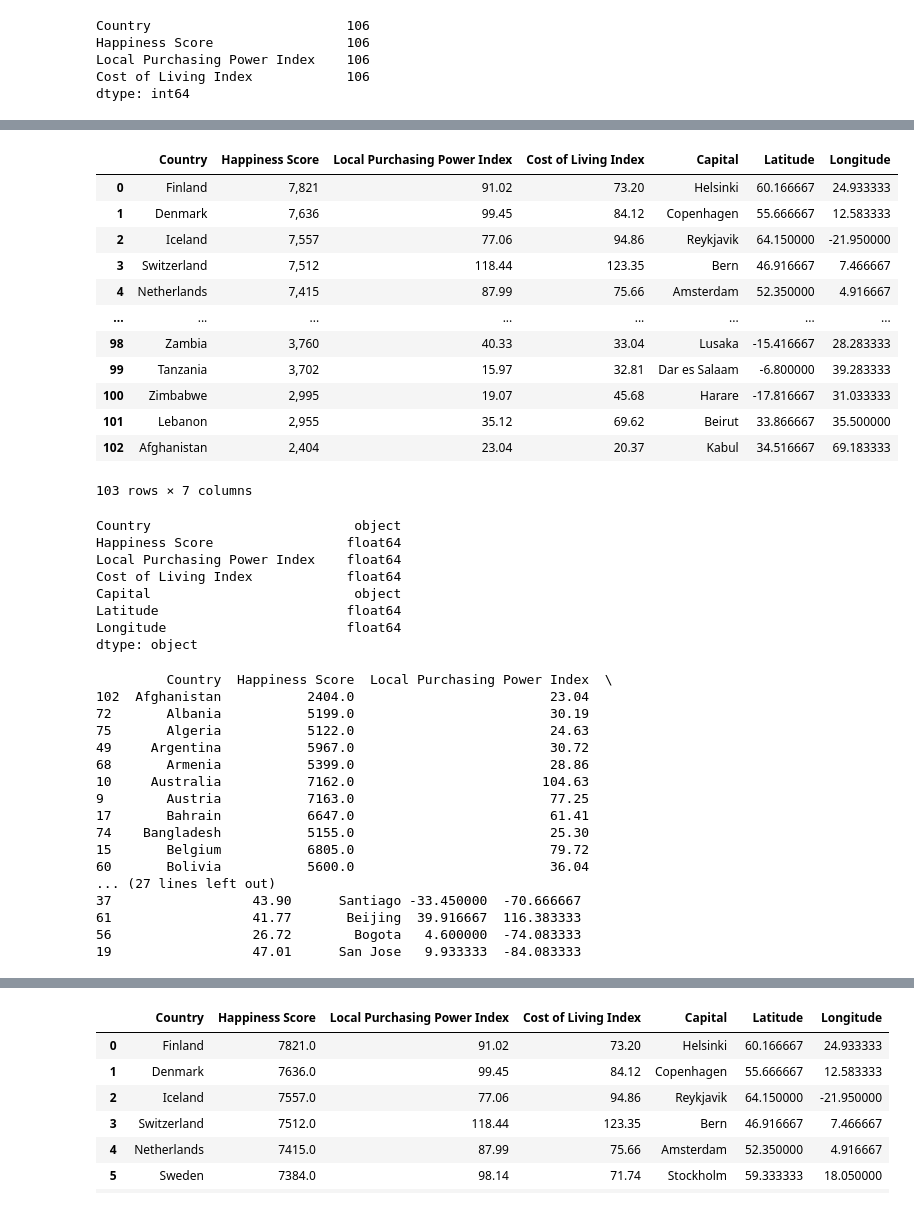
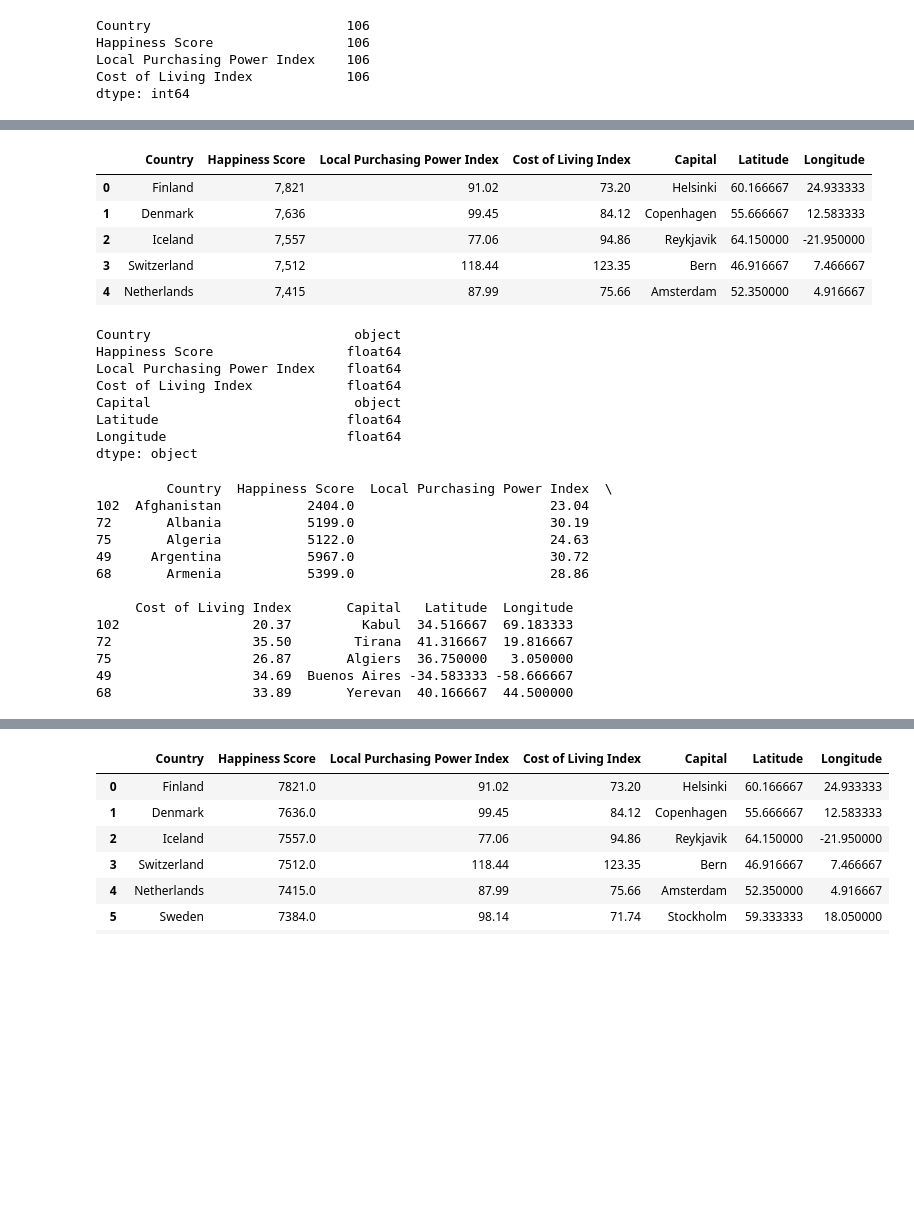
Before and after one commit to cburgyan/project1_happiness, a Jupyter notebook: pro1_happiness.ipynb, the cells around one changed output, grey strips where cells are left out. Saved outputs shown, nothing was run; the diff lists cells and outputs as text; code cells hidden in the pictures; blank space fills up the shorter version.

```diff
--- a/pro1_happiness.ipynb
+++ b/pro1_happiness.ipynb
@@ -102,20 +86,13 @@ Index(['Country', 'Capital', 'Latitude', 'Longitude'], dtype='object')
 # %%
 mHapCost_df = mHapCost_df.merge(capCoord_df, how='inner', on='Country')
-mHapCost_df
+mHapCost_df.head()
 # %% [output]
 |  | Country | Happiness Score | Local Purchasing Power Index | Cost of Living Index | Capital | Latitude | Longitude |
 | 0 | Finland | 7,821 | 91.02 | 73.20 | Helsinki | 60.166667 | 24.933333 |
 | 1 | Denmark | 7,636 | 99.45 | 84.12 | Copenhagen | 55.666667 | 12.583333 |
 | 2 | Iceland | 7,557 | 77.06 | 94.86 | Reykjavik | 64.150000 | -21.950000 |
 | 3 | Switzerland | 7,512 | 118.44 | 123.35 | Bern | 46.916667 | 7.466667 |
 | 4 | Netherlands | 7,415 | 87.99 | 75.66 | Amsterdam | 52.350000 | 4.916667 |
-| ... | ... | ... | ... | ... | ... | ... | ... |
-| 98 | Zambia | 3,760 | 40.33 | 33.04 | Lusaka | -15.416667 | 28.283333 |
-| 99 | Tanzania | 3,702 | 15.97 | 32.81 | Dar es Salaam | -6.800000 | 39.283333 |
-| 100 | Zimbabwe | 2,995 | 19.07 | 45.68 | Harare | -17.816667 | 31.033333 |
-| 101 | Lebanon | 2,955 | 35.12 | 69.62 | Beirut | 33.866667 | 35.500000 |
-| 102 | Afghanistan | 2,404 | 23.04 | 20.37 | Kabul | 34.516667 | 69.183333 |
-103 rows × 7 columns
 # %%
 mHapCost_df['Happiness Score'] = mHapCost_df['Happiness Score'].str.replace(",", "").astype('float')
 mHapCost_df.dtypes
@@ -131,7 +108,7 @@ dtype: object
 # %%
 
 srt_df= mHapCost_df.sort_values(by='Country')
-print(srt_df.head(20))
+print(srt_df.head())
 # %% [output]
          Country  Happiness Score  Local Purchasing Power Index  \
 102  Afghanistan           2404.0                         23.04
@@ -139,17 +116,13 @@ print(srt_df.head(20))
 75       Algeria           5122.0                         24.63
 49     Argentina           5967.0                         30.72
 68       Armenia           5399.0                         28.86
-10     Australia           7162.0                        104.63
-9        Austria           7163.0                         77.25
-17       Bahrain           6647.0                         61.41
-74    Bangladesh           5155.0                         25.30
-15       Belgium           6805.0                         79.72
-60       Bolivia           5600.0                         36.04
-... (27 lines left out)
-37                  43.90      Santiago -33.450000  -70.666667
-61                  41.77       Beijing  39.916667  116.383333
-56                  26.72        Bogota   4.600000  -74.083333
-19                  47.01      San Jose   9.933333  -84.083333
+
+     Cost of Living Index       Capital   Latitude  Longitude
+102                 20.37         Kabul  34.516667  69.183333
+72                  35.50        Tirana  41.316667  19.816667
+75                  26.87       Algiers  36.750000   3.050000
+49                  34.69  Buenos Aires -34.583333 -58.666667
+68                  33.89       Yerevan  40.166667  44.500000
 # %%
 # %%capture --no-display
 print(mHapCost_df.columns)
```
Also changed, not shown: parts of 40 cells of this notebook, 18 other files.
